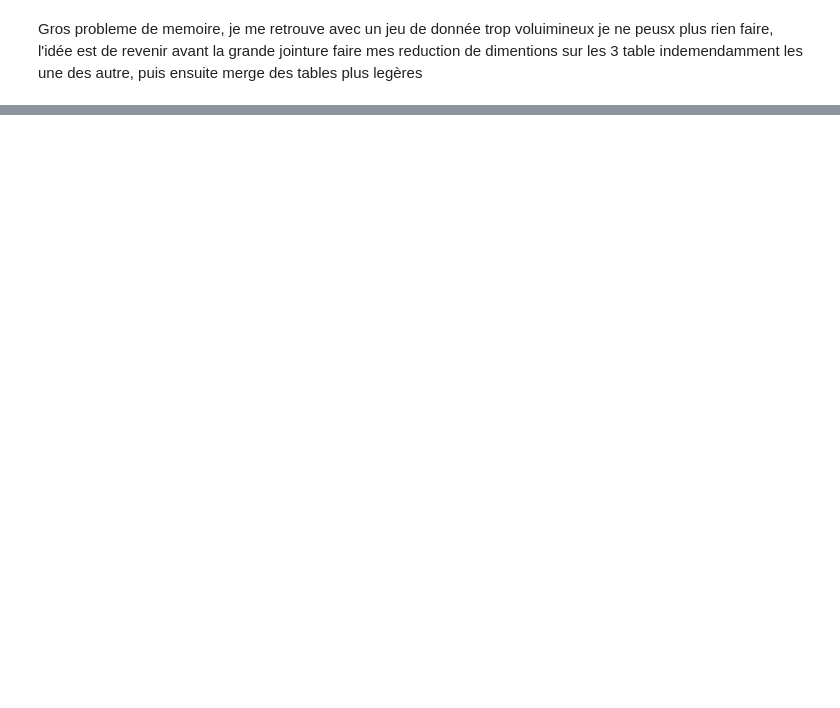
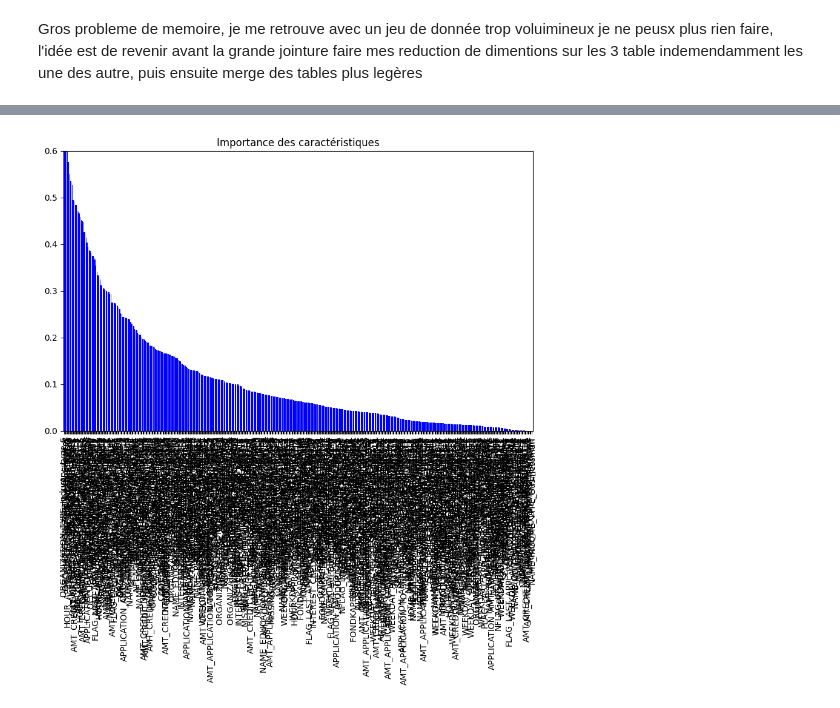
Before and after one commit to ASAKHRI/ProjetFilRouge, a Jupyter notebook: fEngeneering.ipynb, the cells around one changed output, grey strips where cells are left out. Saved outputs shown, nothing was run; the diff lists cells and outputs as text; code cells hidden in the pictures; blank space fills up the shorter version.

```diff
--- a/fEngeneering.ipynb
+++ b/fEngeneering.ipynb
@@ -1024 +1058,3 @@ y = app_train_merged_light['TARGET']
+# %%
+X_train, X_test, y_train, y_test = train_test_split(X_processed_light_imputé, y, test_size=0.30, random_state=42, stratify=y)
 # %%
@@ -1029,2 +1061,0 @@ ckf = StratifiedKFold(n_splits=10, random_state=1, shuffle=True)
-# %%
-X_train, X_test, y_train, y_test = train_test_split(X, y, test_size=0.20, random_state=42, stratify=y)
@@ -1036,2 +1068,2 @@ X_res, y_res = rus.fit_resample(X_train, y_train)
 # %%
-model = LogisticRegression()
+model = LogisticRegression(max_iter=1000)
@@ -1123,0 +1094,19 @@ ValueError: No valid specification of the columns. Only a scalar, list or slice
+# %%
+def plot_features_importance(nom_model, jeu_entrainement) :
+    # Obtenir l'importance des caractéristiques
+    importances = abs(nom_model.coef_[0])
+
+    # Trier l'importance des caractéristiques en ordre décroissant
+    indices = np.argsort(importances)[::-1]
+
+    # Nom des caractéristiques
+    feature_names = list(jeu_entrainement.columns)
+
+    # Tracer le graphique de l'importance des caractéristiques
+    plt.figure(figsize=(10, 6))
+    plt.title("Importance des caractéristiques")
+    plt.bar(range(jeu_entrainement.shape[1]), importances[indices], color="b", align="center")
+    plt.xticks(range(jeu_entrainement.shape[1]), [feature_names[i] for i in indices], rotation=90)
+    plt.xlim([-1, jeu_entrainement.shape[1]])
+    plt.ylim([0, 0.6])
+    plt.show()
@@ -1123,0 +1132,4 @@ ValueError: No valid specification of the columns. Only a scalar, list or slice
+# %%
+plot_features_importance(model, X_res)
+# %% [output]
+[figure, added]
```
Also changed, not shown: parts of 48 cells of this notebook, 1 other file.
